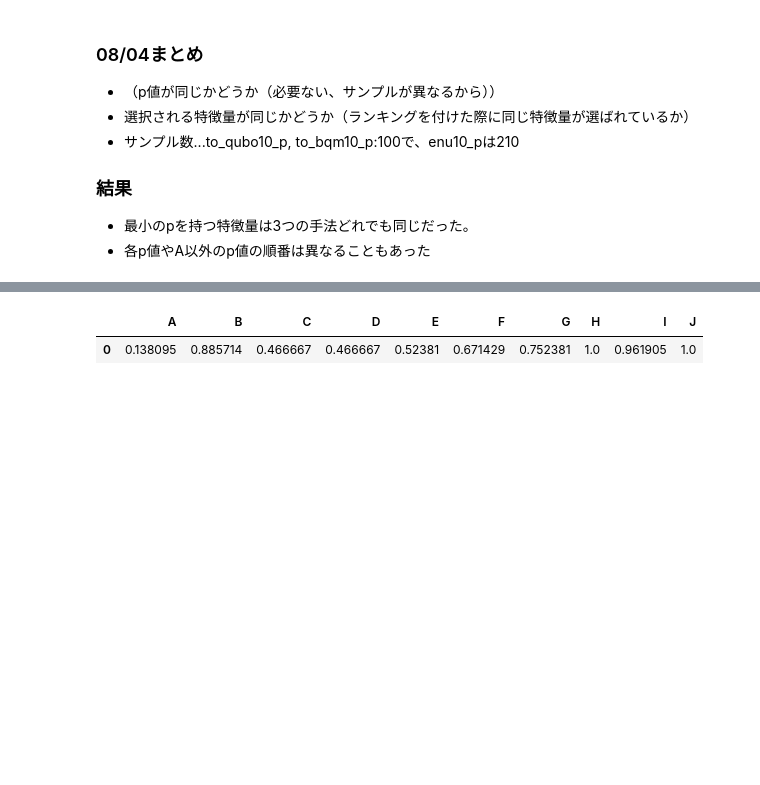
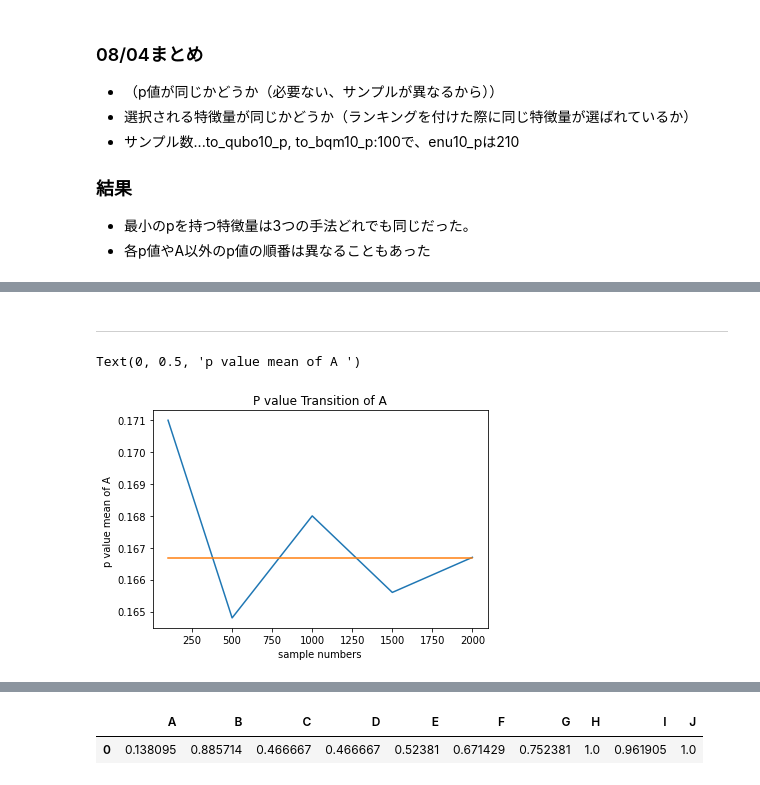
Before and after one commit to twinkle13531/master_degree, a Jupyter notebook: 202008/scripts/compare_t^0.ipynb, the cells around one changed output, grey strips where cells are left out. Drawn from its saved outputs; the diff is of its cells as text; code cells hidden in the pictures; blank space fills up the shorter version.

```diff
--- a/202008/scripts/compare_t^0.ipynb
+++ b/202008/scripts/compare_t^0.ipynb
@@ -12,0 +70,23 @@ import numpy as np
+# %% [markdown]
+---------------------------------------------
+# %%
+#X軸
+numreads_5 = [ll*100 for ll in range(1, 21) if ll%5==0 or ll==1]
+
+#y軸
+A_qubo_10times_5_mean_list = []
+A_qubo_10times_5_mean_list.append(to_qubo10_100samples_p_10time['A'].mean())
+A_qubo_10times_5_mean_list.append(to_qubo10_500samples_p_10time['A'].mean())
+A_qubo_10times_5_mean_list.append(to_qubo10_1000samples_p_10time['A'].mean())
+A_qubo_10times_5_mean_list.append(to_qubo10_1500samples_p_10time['A'].mean())
+A_qubo_10times_5_mean_list.append(to_qubo10_2000samples_p_10time['A'].mean())
+
+plt.plot(numreads_5, A_qubo_10times_5_mean_list)
+plt.plot(numreads_5, [enu10_p['A']]*5)
+
+plt.title('P value Transition of A')
+plt.xlabel('sample numbers')
+plt.ylabel('p value mean of A ')
+# %% [output]
+Text(0, 0.5, 'p value mean of A ')
+[figure, added]
```
Also changed, not shown: parts of 7 cells of this notebook, 1 other file.
